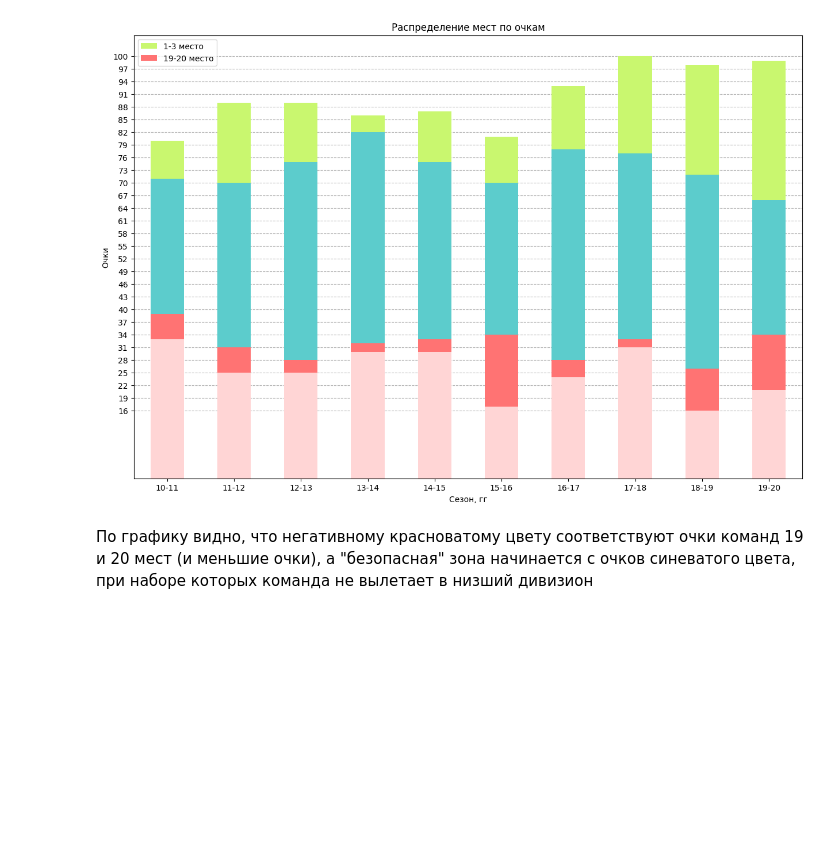
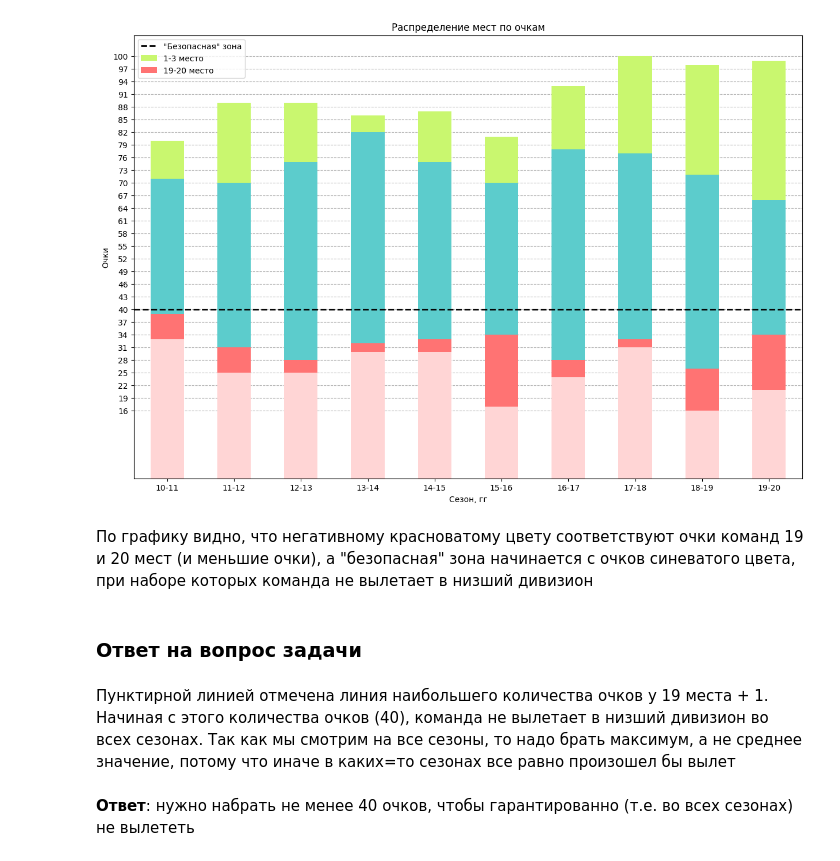
Before and after one commit to staffeev/BigData_yndx, a Jupyter notebook: 07.1/main3.ipynb, the cells around one changed output. Drawn from its saved outputs; the diff is of its cells as text; code cells hidden in the pictures; blank space fills up the shorter version.

```diff
--- a/07.1/main3.ipynb
+++ b/07.1/main3.ipynb
@@ -6,21 +6,29 @@ df = pd.read_csv("eplleaguetables.csv")
 # %%
 plt.figure(figsize=(15, 10))
 ax = plt.subplot(111)
 df[df["Position"] == 1]["Points"].plot(kind="bar", stacked=True, color="#C9F76F", ax=ax, label="1-3 место")
 df[df["Position"] == 3]["Points"].plot(kind="bar", stacked=True, color="#5CCCCC", ax=ax, label="_place")
 df[df["Position"] == 19]["Points"].plot(kind="bar", stacked=True, color="#FF7373", ax=ax, label="19-20 место")
 df[df["Position"] == 20]["Points"].plot(kind="bar", stacked=True, color="#FFFFFF", ax=ax, label="_place",
                                         alpha=0.7)
 ax.set_xticklabels(df["Season"].drop_duplicates(), rotation=0)
 ax.set_xlabel("Сезон, гг")
 ax.set_ylabel("Очки")
 ax.set_yticks(list(range(df["Points"].min(), df["Points"].max(), 3)) + [df["Points"].max()])
 ax.set_axisbelow(True)
+ax.axhline(df[df["Position"] == 19]["Points"].max() + 1, color="black", linewidth=2, linestyle="--",
+           label='"Безопасная" зона')
 ax.legend()
 ax.grid(axis="y", linestyle="--")
 ax.set_title("Распределение мест по очкам")
 plt.show()
 # %% [output]
-[figure, old version]
+[figure, new version]
 # %% [markdown]
 По графику видно, что негативному красноватому цвету соответствуют очки команд 19 и 20 мест (и меньшие очки), а "безопасная" зона начинается с очков синеватого цвета, при наборе которых команда не вылетает в низший дивизион
+# %% [markdown]
+### Ответ на вопрос задачи
+# %% [markdown]
+Пунктирной линией отмечена линия наибольшего количества очков у 19 места + 1. Начиная с этого количества очков (40), команда не вылетает в низший дивизион во всех сезонах. Так как мы смотрим на все сезоны, то надо брать максимум, а не среднее значение, потому что иначе в каких=то сезонах все равно произошел бы вылет
+# %% [markdown]
+**Ответ**: нужно набрать не менее 40 очков, чтобы гарантированно (т.е. во всех сезонах) не вылететь
```
Also changed, not shown: 2 other files.
